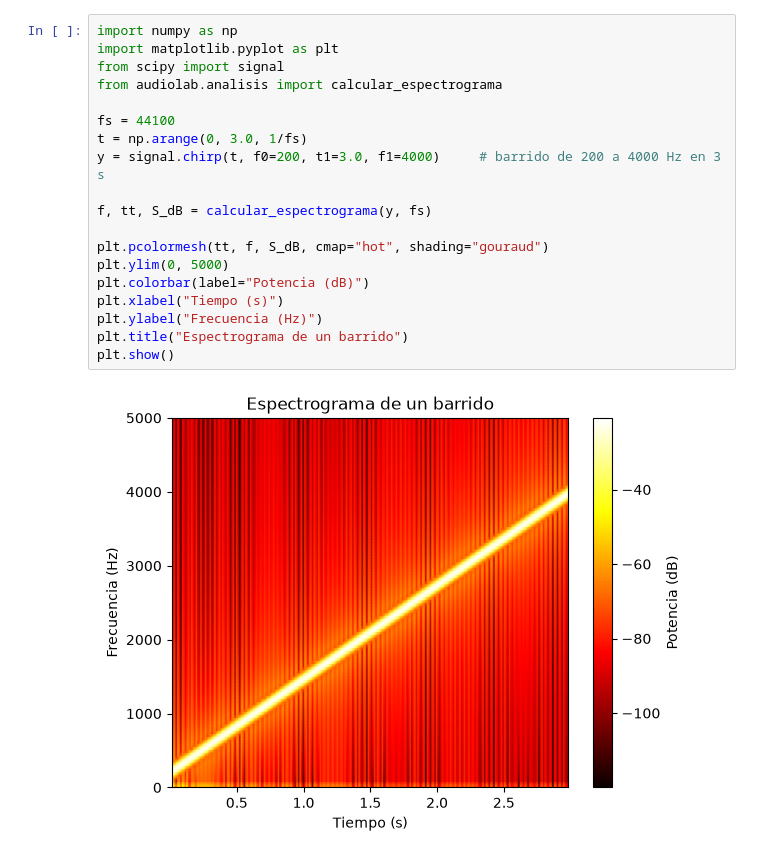
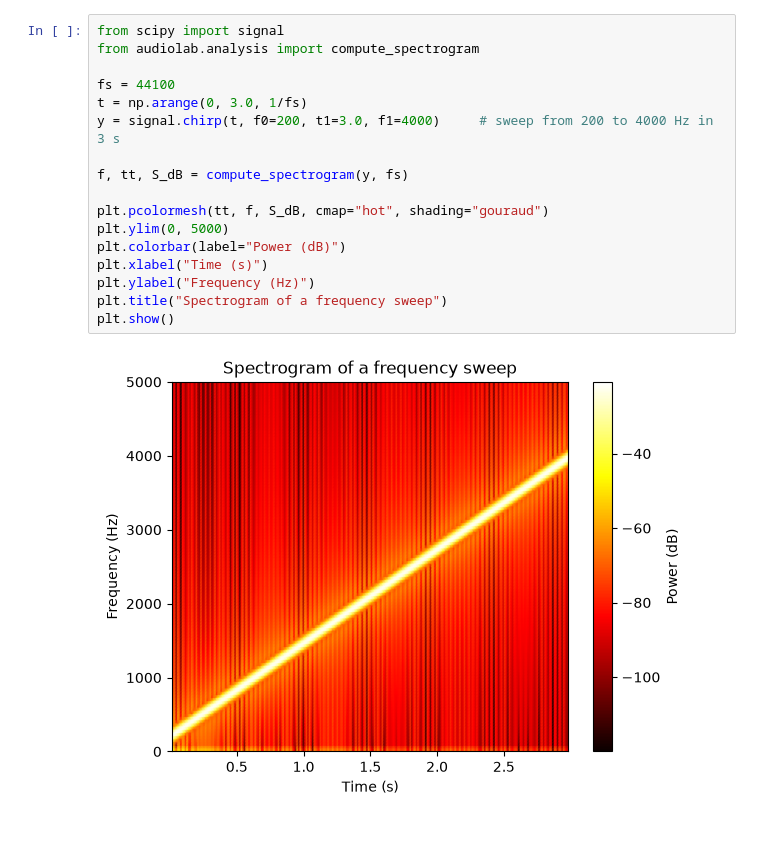
Before and after one commit to victor-merino-hub/audiolab, a Jupyter notebook: notebooks/01_fundamentals.ipynb, the cells around one changed output. Saved outputs shown, nothing was run; the diff lists cells and outputs as text.

```diff
--- a/notebooks/01_fundamentals.ipynb
+++ b/notebooks/01_fundamentals.ipynb
@@ -101,22 +65,20 @@ Pico en: 440.0 Hz | valor: 0.3183099131066679
 # %%
-import numpy as np
-import matplotlib.pyplot as plt
 from scipy import signal
-from audiolab.analisis import calcular_espectrograma
+from audiolab.analysis import compute_spectrogram
 
 fs = 44100
 t = np.arange(0, 3.0, 1/fs)
-y = signal.chirp(t, f0=200, t1=3.0, f1=4000)     # barrido de 200 a 4000 Hz en 3 s
+y = signal.chirp(t, f0=200, t1=3.0, f1=4000)     # sweep from 200 to 4000 Hz in 3 s
 
-f, tt, S_dB = calcular_espectrograma(y, fs)
+f, tt, S_dB = compute_spectrogram(y, fs)
 
 plt.pcolormesh(tt, f, S_dB, cmap="hot", shading="gouraud")
 plt.ylim(0, 5000)
-plt.colorbar(label="Potencia (dB)")
-plt.xlabel("Tiempo (s)")
-plt.ylabel("Frecuencia (Hz)")
-plt.title("Espectrograma de un barrido")
+plt.colorbar(label="Power (dB)")
+plt.xlabel("Time (s)")
+plt.ylabel("Frequency (Hz)")
+plt.title("Spectrogram of a frequency sweep")
 plt.show()
 # %% [output]
-[figure, old version]
+[figure, new version]
 # %%
```
Also changed, not shown: parts of 16 cells of this notebook, 22 other files.
